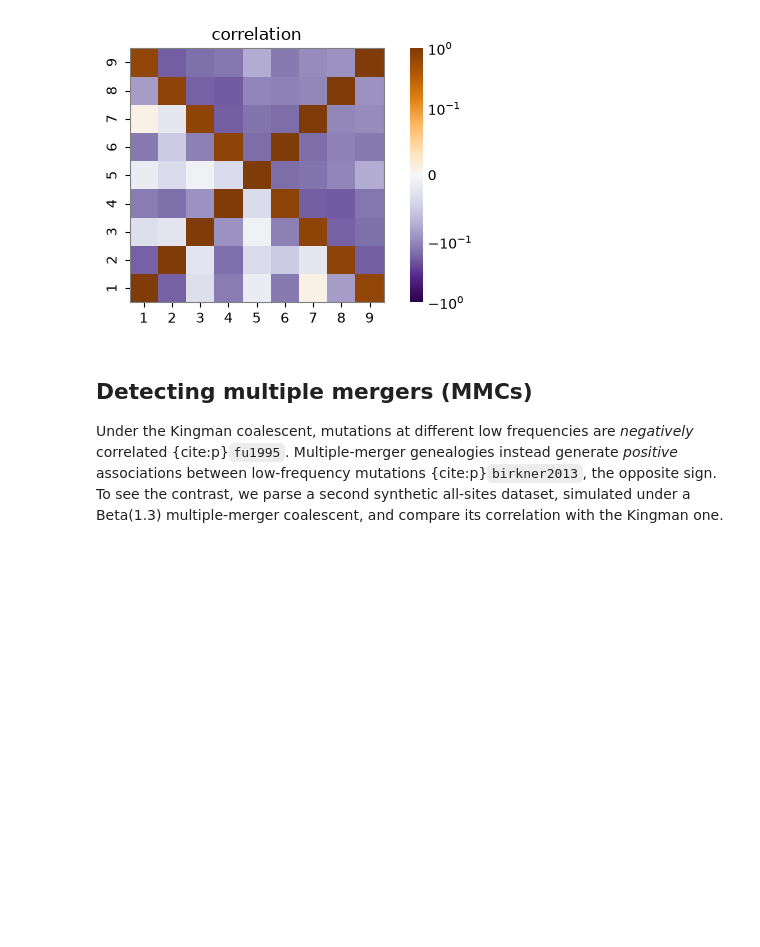
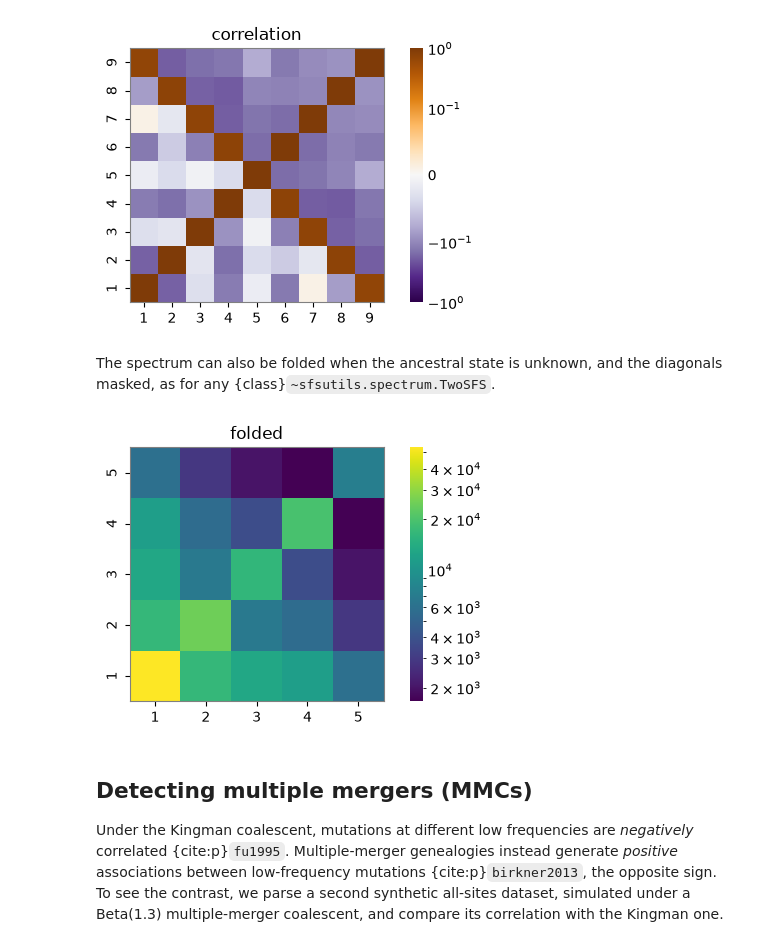
Before and after one commit to Sendrowski/SFSUtils, a Jupyter notebook: docs/reference/Python/two_sfs.ipynb, the cells around one changed output. Saved outputs shown, nothing was run; the diff lists cells and outputs as text; code cells hidden in the pictures; blank space fills up the shorter version.

```diff
--- a/docs/reference/Python/two_sfs.ipynb
+++ b/docs/reference/Python/two_sfs.ipynb
@@ -12,7 +10,10 @@ The example uses a synthetic all-sites dataset, monomorphic sites included, simu
 # %%
 import sfsutils as su
 
-two_sfs = su.Parser(source="resources/msprime/two_sfs_kingman.all.vcf.gz", n=10, two_sfs=True, d=1000).parse()
+two_sfs = su.Parser(
+    source="resources/msprime/two_sfs_kingman.all.vcf.gz",
+    n=10, two_sfs=True, d=1000
+).parse()
 # %% [output]
 INFO:Parser: Using stratification: [all].
 INFO:Parser: Loading VCF file
@@ -31,6 +32,12 @@ Beyond the raw counts, {meth}`~sfsutils.spectrum.TwoSFS.corr` gives the branch-l
 two_sfs.corr().plot(title="correlation");
 # %% [output]
 [figure]
+# %% [markdown]
+The spectrum can also be folded when the ancestral state is unknown, and the diagonals masked, as for any {class}`~sfsutils.spectrum.TwoSFS`.
+# %%
+two_sfs.fold().plot(title="folded");
+# %% [output]
+[figure, added]
 # %% [markdown]
 ## Detecting multiple mergers (MMCs)
 
```
Also changed, not shown: parts of 6 cells of this notebook, 32 other files.
